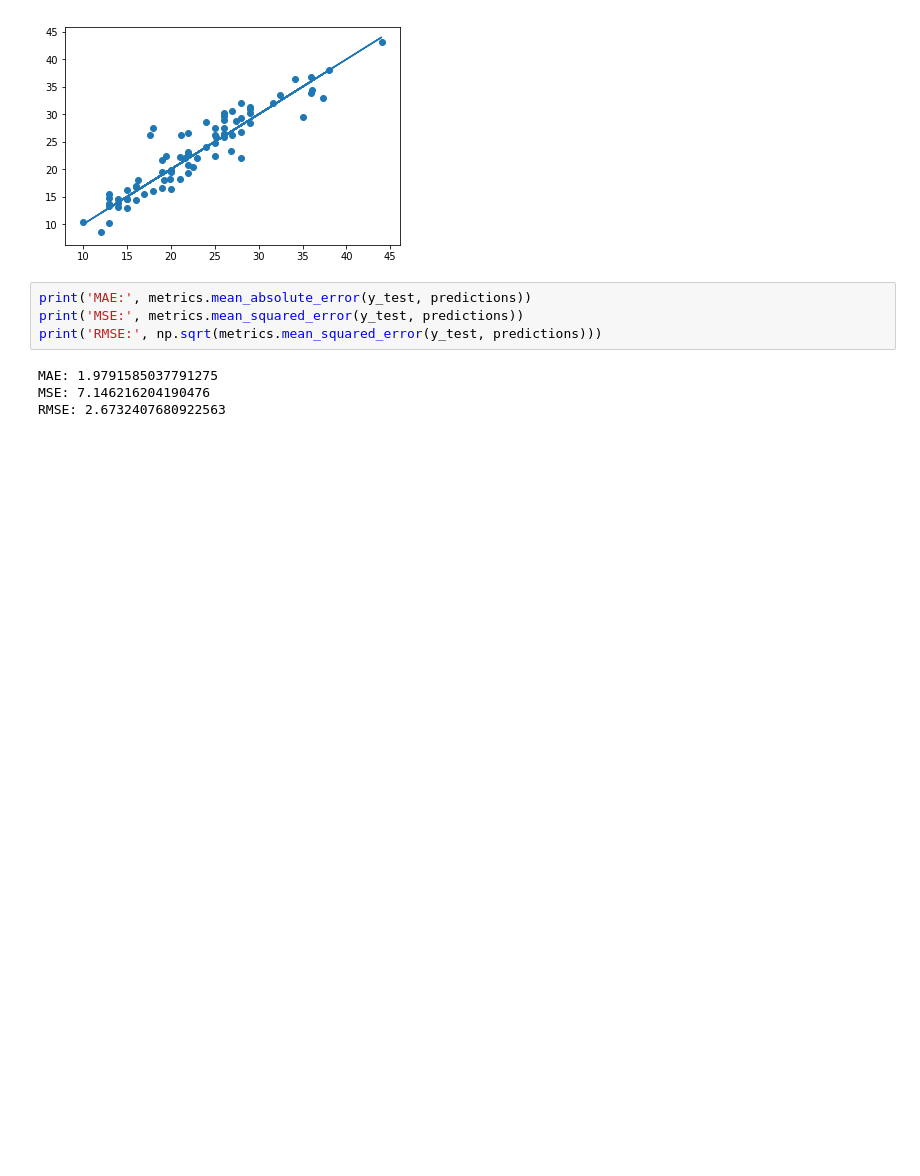
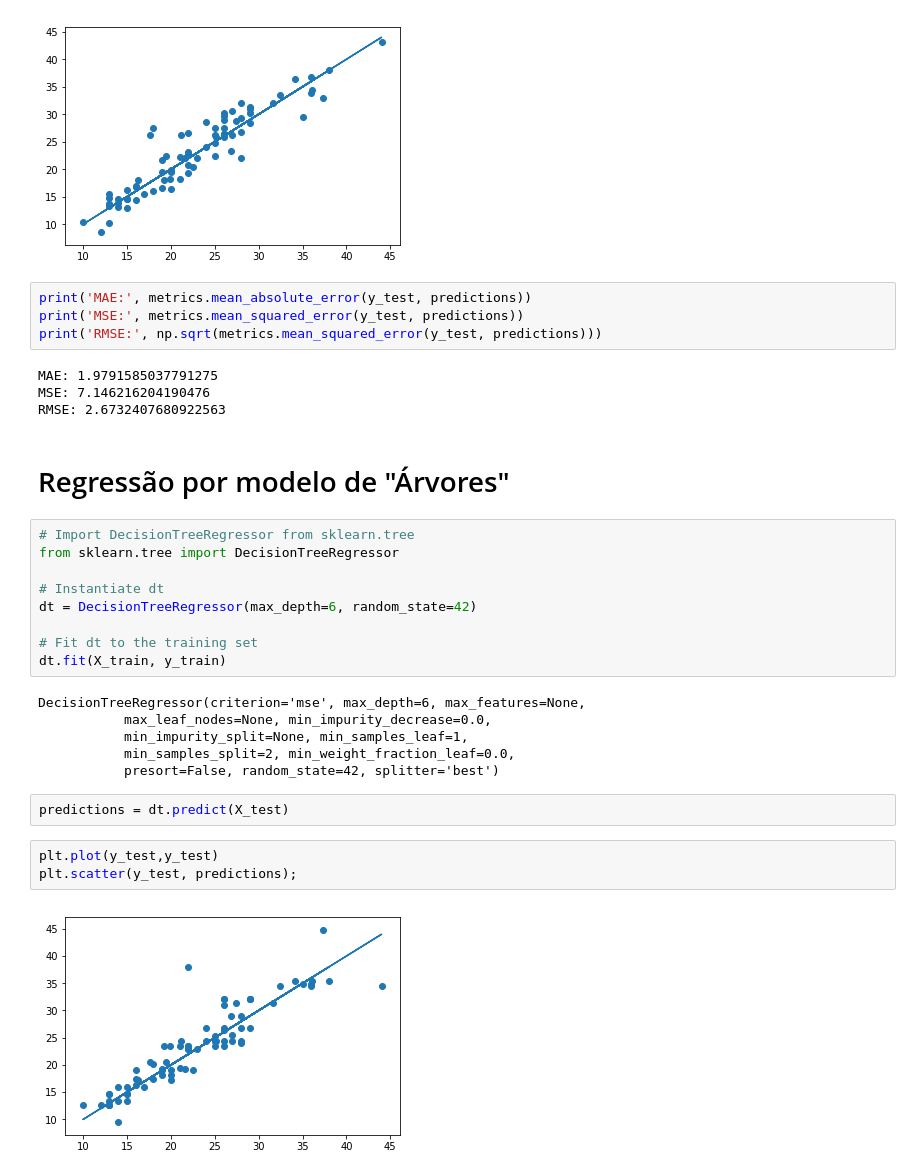
Before and after one commit to Rbiasuz/old_stuff, a Jupyter notebook: 1 Aulas Data Science/4 - Machine Learning/Regressao Linear/Regressão linear Multivariada.ipynb, the cells around one changed output. Cells and saved outputs as stored; diff of their text form; blank space fills up the shorter version.

Commit message:
Tree started

```diff
--- a/1 Aulas Data Science/4 - Machine Learning/Regressao Linear/Regressão linear Multivariada.ipynb
+++ b/1 Aulas Data Science/4 - Machine Learning/Regressao Linear/Regressão linear Multivariada.ipynb
@@ -235,3 +241,27 @@ print('RMSE:', np.sqrt(metrics.mean_squared_error(y_test, predictions)))
 MAE: 1.9791585037791275
 MSE: 7.146216204190476
 RMSE: 2.6732407680922563
+# %% [markdown]
+# Regressão por modelo de "Árvores"
+# %%
+# Import DecisionTreeRegressor from sklearn.tree
+from sklearn.tree import DecisionTreeRegressor
+
+# Instantiate dt
+dt = DecisionTreeRegressor(max_depth=6, random_state=42)
+
+# Fit dt to the training set
+dt.fit(X_train, y_train)
+# %% [output]
+DecisionTreeRegressor(criterion='mse', max_depth=6, max_features=None,
+           max_leaf_nodes=None, min_impurity_decrease=0.0,
+           min_impurity_split=None, min_samples_leaf=1,
+           min_samples_split=2, min_weight_fraction_leaf=0.0,
+           presort=False, random_state=42, splitter='best')
+# %%
+predictions = dt.predict(X_test)
+# %%
+plt.plot(y_test,y_test)
+plt.scatter(y_test, predictions);
+# %% [output]
+[figure, added]
```
Also changed, not shown: parts of 3 cells of this notebook, 3 other files.
